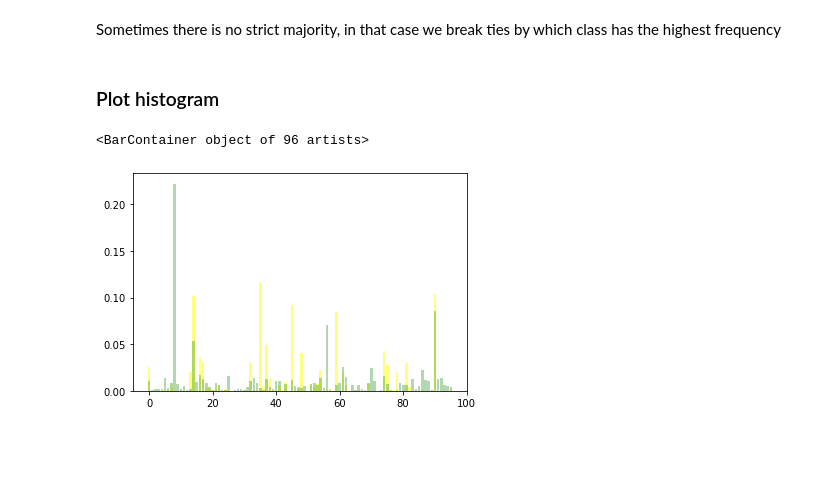
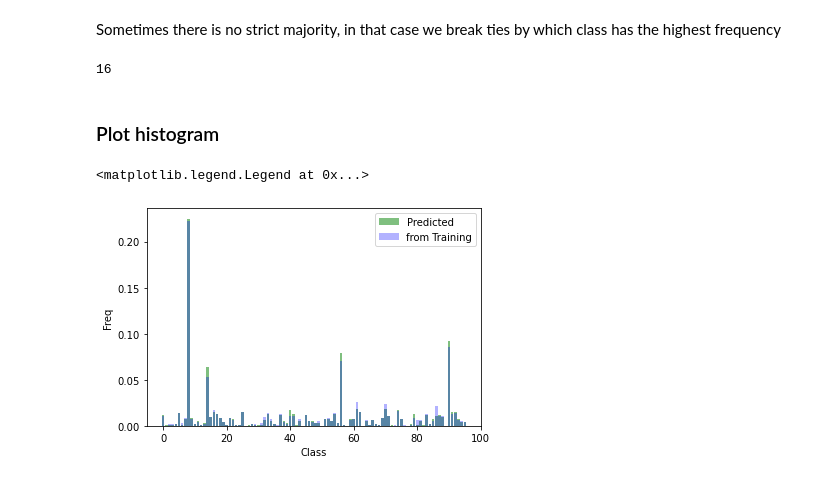
Before and after one commit to marcoguerra192/ProteinClassifier2025, a Jupyter notebook: NeuralNetworks.ipynb, the cells around one changed output. Drawn from its saved outputs; the diff is of its cells as text; code cells hidden in the pictures; blank space fills up the shorter version.

```diff
--- a/NeuralNetworks.ipynb
+++ b/NeuralNetworks.ipynb
@@ -171,7 +169,7 @@ summary = torch_summary(model,None)
 
 try:
     pass
-    model.load_state_dict(torch.load(trained_model_path))
+    #model.load_state_dict(torch.load(trained_model_path))
 except:
     pass
 criterion = nn.CrossEntropyLoss()  # Cross-entropy loss
@@ -367,7 +375,7 @@ print(np.mean( np.array(losses, dtype=float) ))
 # %% [output]
 0.0033910545772518268
 # %%
-data = np.load('./data/data/saved_descriptors/test_set/AlphaProminentData.npy')
+data = np.load('./data/data/saved_descriptors/train_set/AlphaProminent.npy')
 # %% [markdown]
 ## Use encoder
 # %%
@@ -399,10 +407,10 @@ data = np.concatenate( [dataS_aug , dataEncAlpha_aug] , axis = 1 )
 # %% [markdown]
 ### Augmented Data on Test Set
 # %%
-dataEncAlpha_aug = np.load('./data/data/saved_descriptors/test_set/EncodedAlphaProminent_aug.npy')
-dataS_aug = np.load('./data/sectors/saved_descriptors/test_set/TestAugmentedData.npy')
+TestdataCleanAlpha_aug = np.load('./data/data/saved_descriptors/test_set/CleanAlphaProminent_aug.npy')
+TestdataS_aug = np.load('./data/sectors/saved_descriptors/test_set/TestAugmentedData.npy')
 # %%
-TestData = np.concatenate( [dataS_aug , dataEncAlpha_aug] , axis = 1 )
+TestData = np.concatenate( [TestdataS_aug , TestdataCleanAlpha_aug] , axis = 1 )
 # %%
 device = torch.device("cuda" if torch.cuda.is_available() else "cpu")
 m = TestData.shape[1]
@@ -540,14 +592,21 @@ for classes, counts in sorted_classes:
         top_class = max( tied_classes, key = lambda n : label_counts[n] )
         majority_voting.append(top_class)
         weak_majorities += 1
+# %%
+weak_majorities
+# %% [output]
+16
 # %% [markdown]
 ### Plot histogram
 # %%
 hist, bins = np.histogram(majority_voting, bins=np.arange(0,97), density=True)
 histTruth, _ = np.histogram(labels, bins=np.arange(0,97), density=True)
 # %%
-plt.bar(bins[:-1],hist, alpha=0.5, color='yellow', label='Pred')
-plt.bar(bins[:-1],histTruth, alpha=0.3, color='green', label='True')
+plt.bar(bins[:-1],hist, alpha=0.5, color='green', label='Predicted')
+plt.bar(bins[:-1],histTruth, alpha=0.3, color='blue', label='from Training')
+plt.xlabel('Class')
+plt.ylabel('Freq')
+plt.legend()
 # %% [output]
-<BarContainer object of 96 artists>
+<matplotlib.legend.Legend at 0x...>
-[figure, old version]
+[figure, new version]
```
Also changed, not shown: parts of 57 cells of this notebook, 6 other files.
